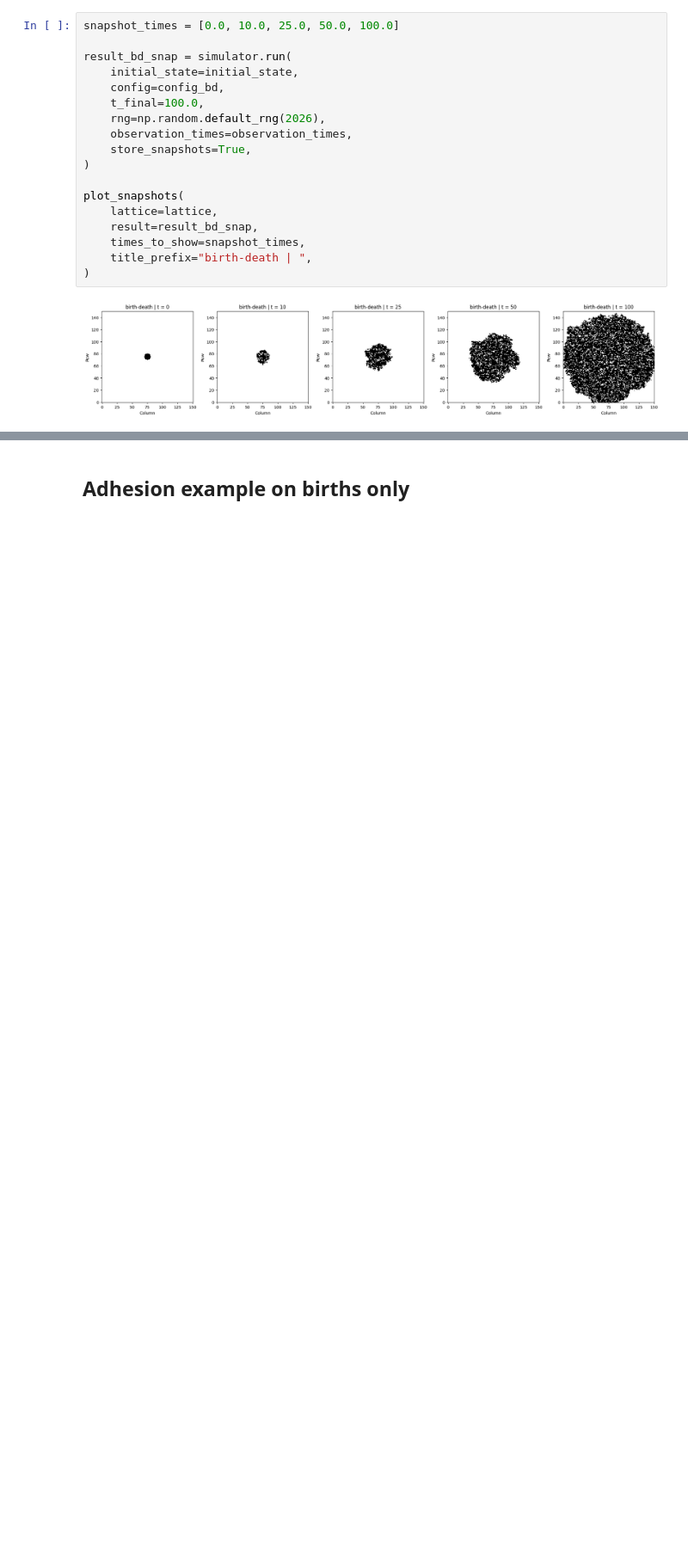
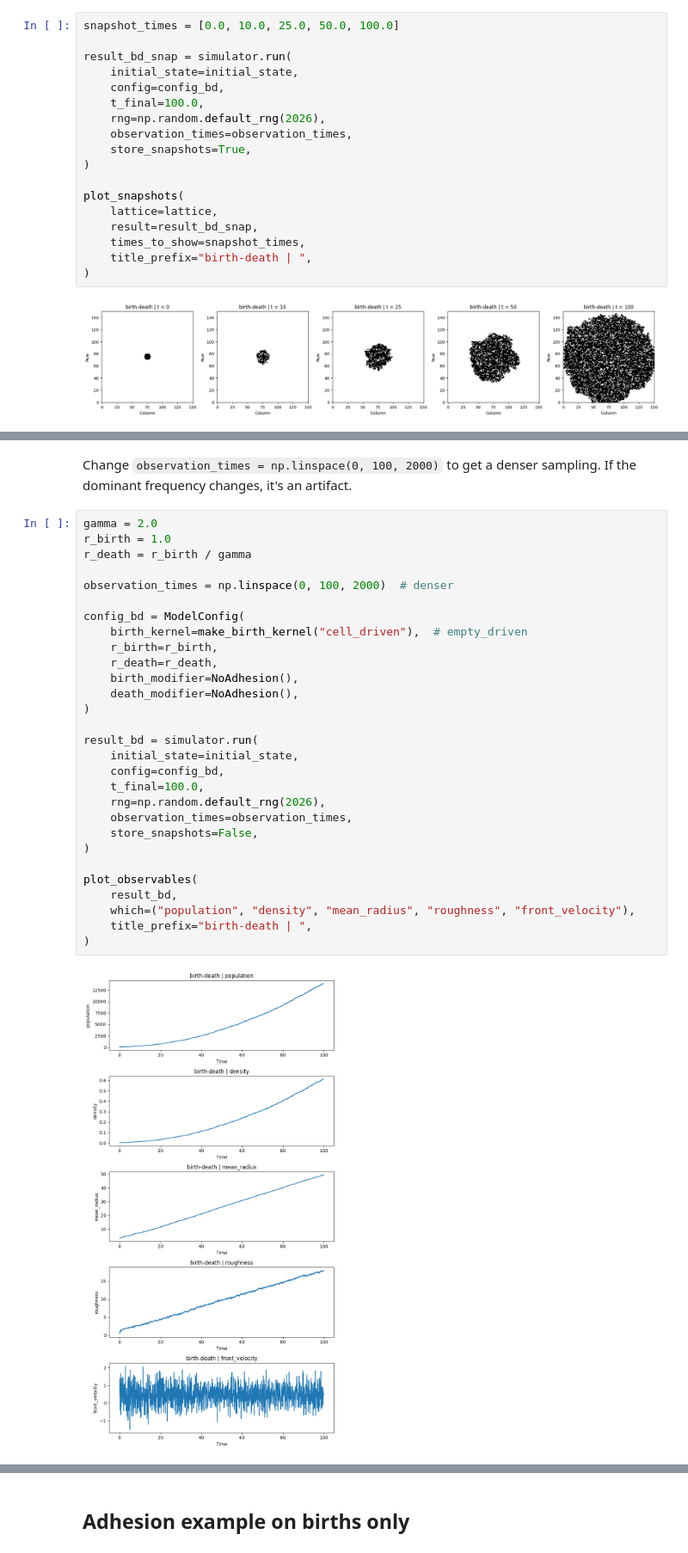
Before and after one commit to JeroFotinos/proliferating_matter, a Jupyter notebook: src/exp5--first_post-refactor_sim.ipynb, the cells around one changed output, grey strips where cells are left out. Shown at 86% size. Cells and saved outputs as stored; diff of their text form; blank space fills up the shorter version.

Commit message:
Explored birth-death model example. Run adhesion-modified birth rate example.

```diff
--- a/src/exp5--first_post-refactor_sim.ipynb
+++ b/src/exp5--first_post-refactor_sim.ipynb
@@ -387,0 +489,33 @@ To do:
+# %% [markdown]
+Change `observation_times = np.linspace(0, 100, 2000)` to get a denser sampling. If the dominant frequency changes, it's an artifact.
+# %%
+gamma = 2.0
+r_birth = 1.0
+r_death = r_birth / gamma
+
+observation_times = np.linspace(0, 100, 2000)  # denser
+
+config_bd = ModelConfig(
+    birth_kernel=make_birth_kernel("cell_driven"),  # empty_driven
+    r_birth=r_birth,
+    r_death=r_death,
+    birth_modifier=NoAdhesion(),
+    death_modifier=NoAdhesion(),
+)
+
+result_bd = simulator.run(
+    initial_state=initial_state,
+    config=config_bd,
+    t_final=100.0,
+    rng=np.random.default_rng(2026),
+    observation_times=observation_times,
+    store_snapshots=False,
+)
+
+plot_observables(
+    result_bd,
+    which=("population", "density", "mean_radius", "roughness", "front_velocity"),
+    title_prefix="birth-death | ",
+)
+# %% [output]
+[figure, added]
```
Also changed, not shown: parts of 12 cells of this notebook.
